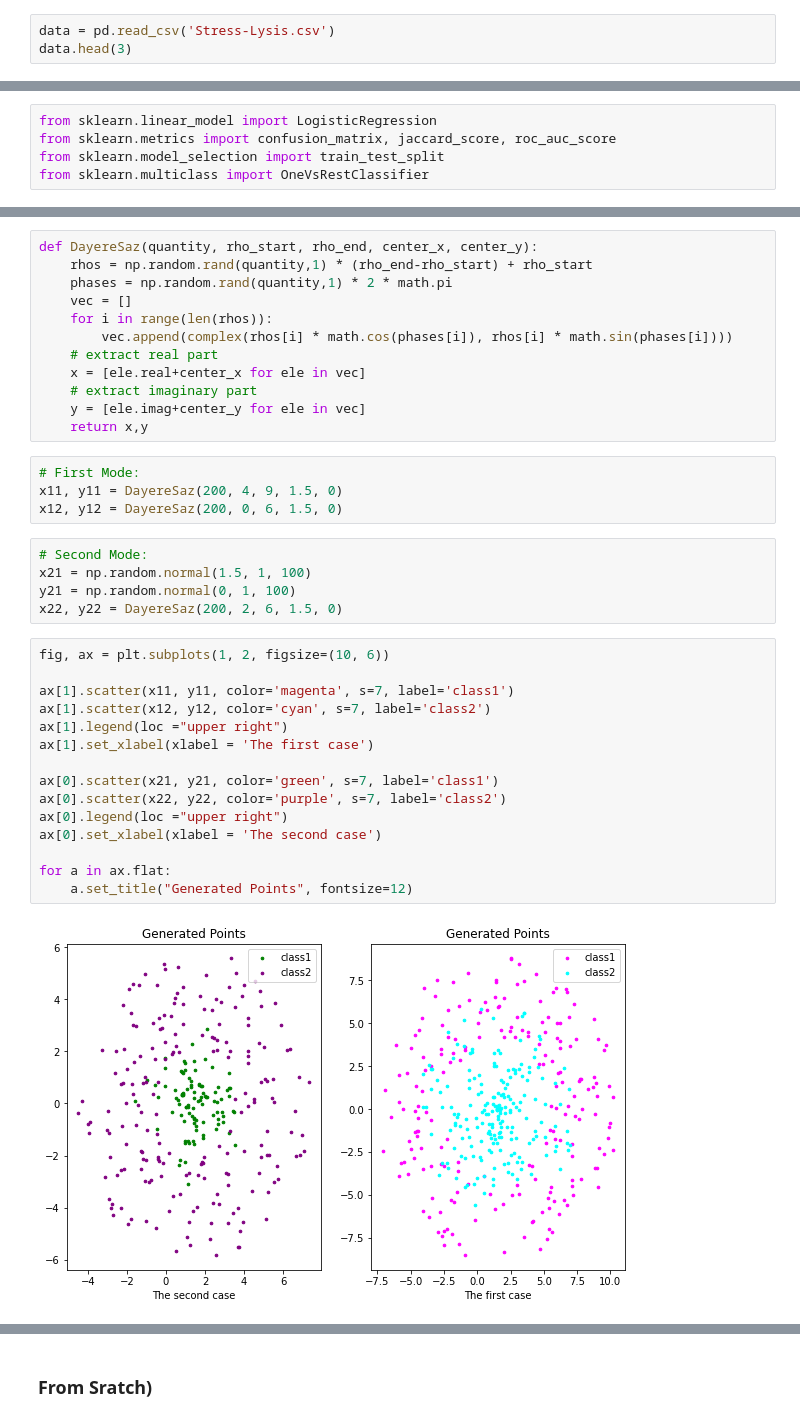
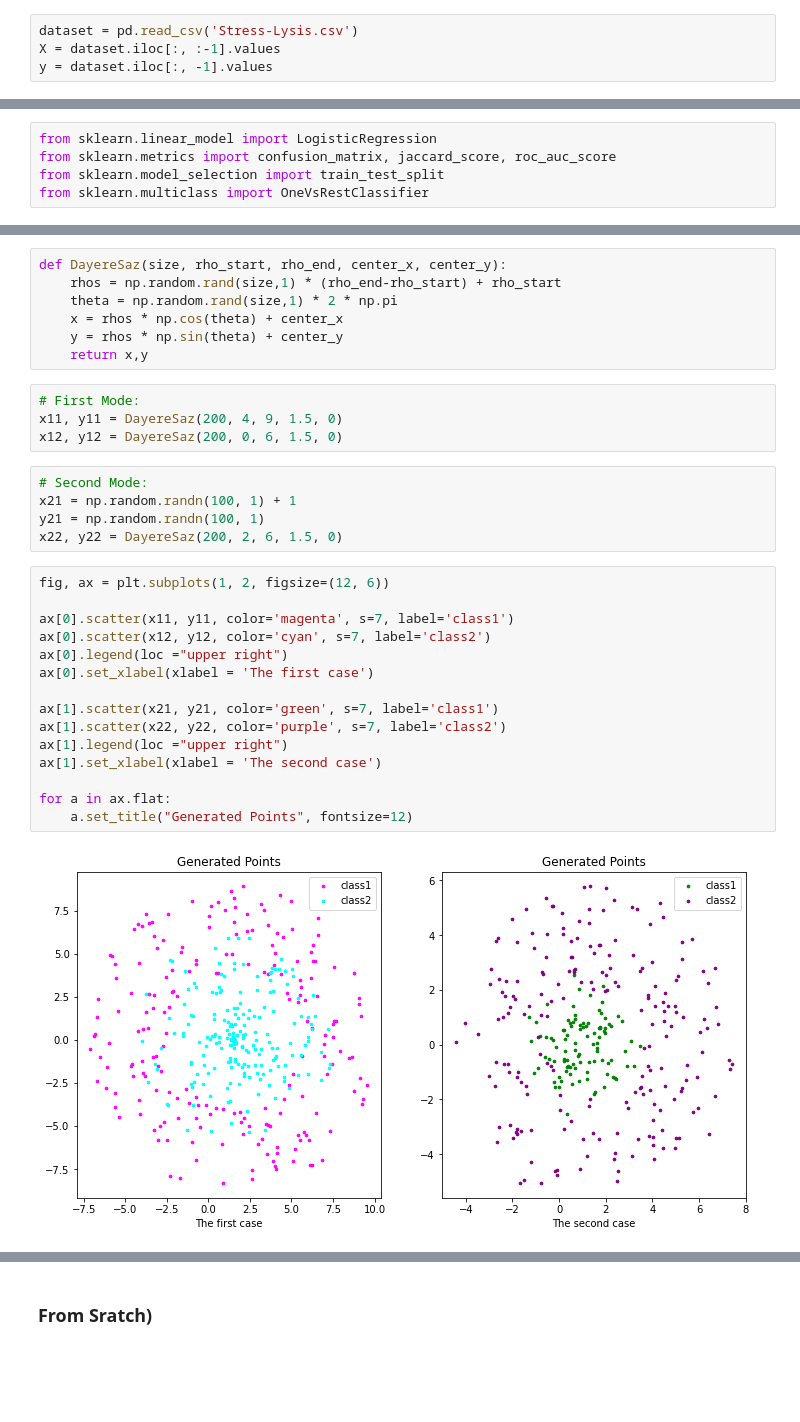
Before and after one commit to Arashlf/UT_ML_Course, a Jupyter notebook: Homework2/Q4-6.ipynb, the cells around one changed output, grey strips where cells are left out. Cells and saved outputs as stored; diff of their text form; blank space fills up the shorter version.

```diff
--- a/Homework2/Q4-6.ipynb
+++ b/Homework2/Q4-6.ipynb
@@ -126,3 +132,4 @@ from sklearn.metrics import accuracy_score, confusion_matrix, classification_rep
 # %%
-data = pd.read_csv('Stress-Lysis.csv')
-data.head(3)
+dataset = pd.read_csv('Stress-Lysis.csv')
+X = dataset.iloc[:, :-1].values
+y = dataset.iloc[:, -1].values
@@ -347,41 +405,36 @@ import numpy as np
 # %%
-def DayereSaz(quantity, rho_start, rho_end, center_x, center_y):
-    rhos = np.random.rand(quantity,1) * (rho_end-rho_start) + rho_start
-    phases = np.random.rand(quantity,1) * 2 * math.pi
-    vec = []
-    for i in range(len(rhos)):
-        vec.append(complex(rhos[i] * math.cos(phases[i]), rhos[i] * math.sin(phases[i])))
-    # extract real part
-    x = [ele.real+center_x for ele in vec]
-    # extract imaginary part
-    y = [ele.imag+center_y for ele in vec]
+def DayereSaz(size, rho_start, rho_end, center_x, center_y):
+    rhos = np.random.rand(size,1) * (rho_end-rho_start) + rho_start
+    theta = np.random.rand(size,1) * 2 * np.pi
+    x = rhos * np.cos(theta) + center_x
+    y = rhos * np.sin(theta) + center_y
     return x,y
-# %%
-# First Mode:
-x11, y11 = DayereSaz(200, 4, 9, 1.5, 0)
-x12, y12 = DayereSaz(200, 0, 6, 1.5, 0)
+# %%
+# First Mode:
+x11, y11 = DayereSaz(200, 4, 9, 1.5, 0)
+x12, y12 = DayereSaz(200, 0, 6, 1.5, 0)
 # %%
 # Second Mode:
-x21 = np.random.normal(1.5, 1, 100)
-y21 = np.random.normal(0, 1, 100)
+x21 = np.random.randn(100, 1) + 1
+y21 = np.random.randn(100, 1)
 x22, y22 = DayereSaz(200, 2, 6, 1.5, 0)
 # %%
-fig, ax = plt.subplots(1, 2, figsize=(10, 6))
+fig, ax = plt.subplots(1, 2, figsize=(12, 6))
 
-ax[1].scatter(x11, y11, color='magenta', s=7, label='class1')
-ax[1].scatter(x12, y12, color='cyan', s=7, label='class2')
+ax[0].scatter(x11, y11, color='magenta', s=7, label='class1')
+ax[0].scatter(x12, y12, color='cyan', s=7, label='class2')
+ax[0].legend(loc ="upper right")
+ax[0].set_xlabel(xlabel = 'The first case')
+
+ax[1].scatter(x21, y21, color='green', s=7, label='class1')
+ax[1].scatter(x22, y22, color='purple', s=7, label='class2')
 ax[1].legend(loc ="upper right")
-ax[1].set_xlabel(xlabel = 'The first case')
-
-ax[0].scatter(x21, y21, color='green', s=7, label='class1')
-ax[0].scatter(x22, y22, color='purple', s=7, label='class2')
-ax[0].legend(loc ="upper right")
-ax[0].set_xlabel(xlabel = 'The second case')
+ax[1].set_xlabel(xlabel = 'The second case')
 
 for a in ax.flat:
     a.set_title("Generated Points", fontsize=12)
 # %% [output]
-[figure, old version]
+[figure, new version]
 # %%
 def expandFeatureSpace(X, n):
   X1 = np.reshape(X[:, 0], (len(X), 1))
```
Also changed, not shown: parts of 49 cells of this notebook.
